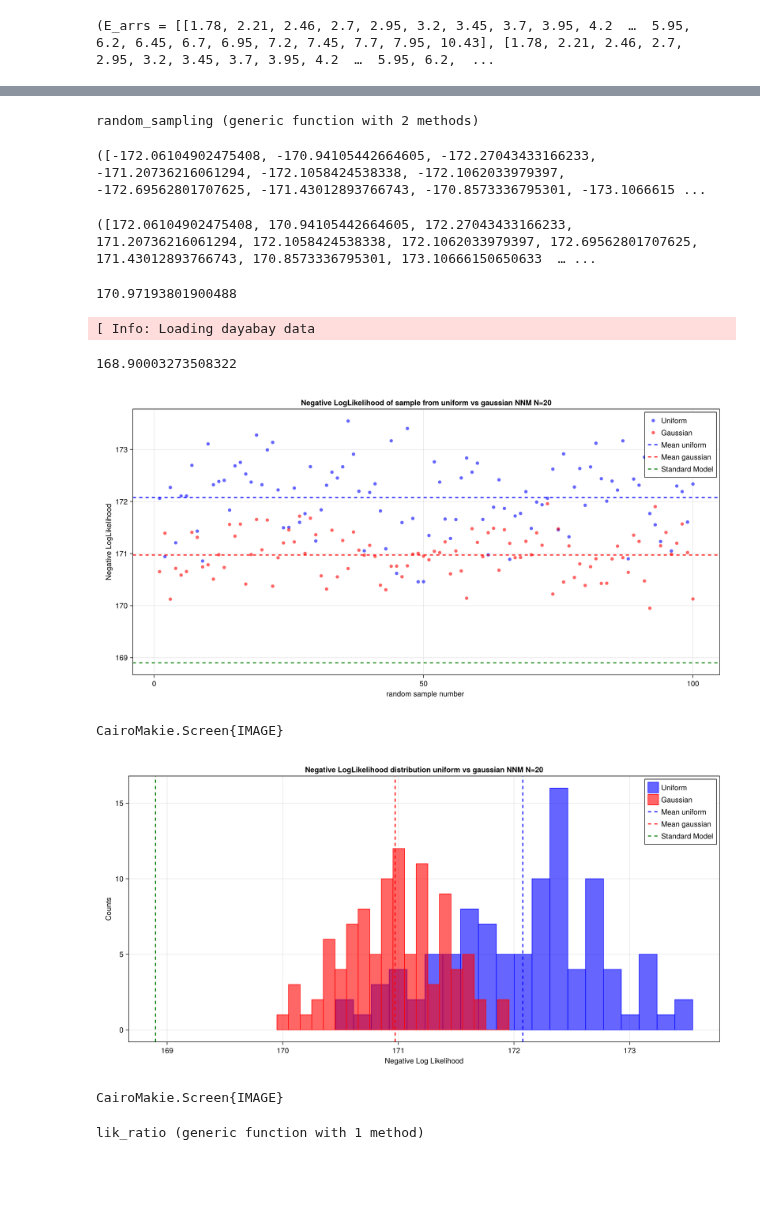
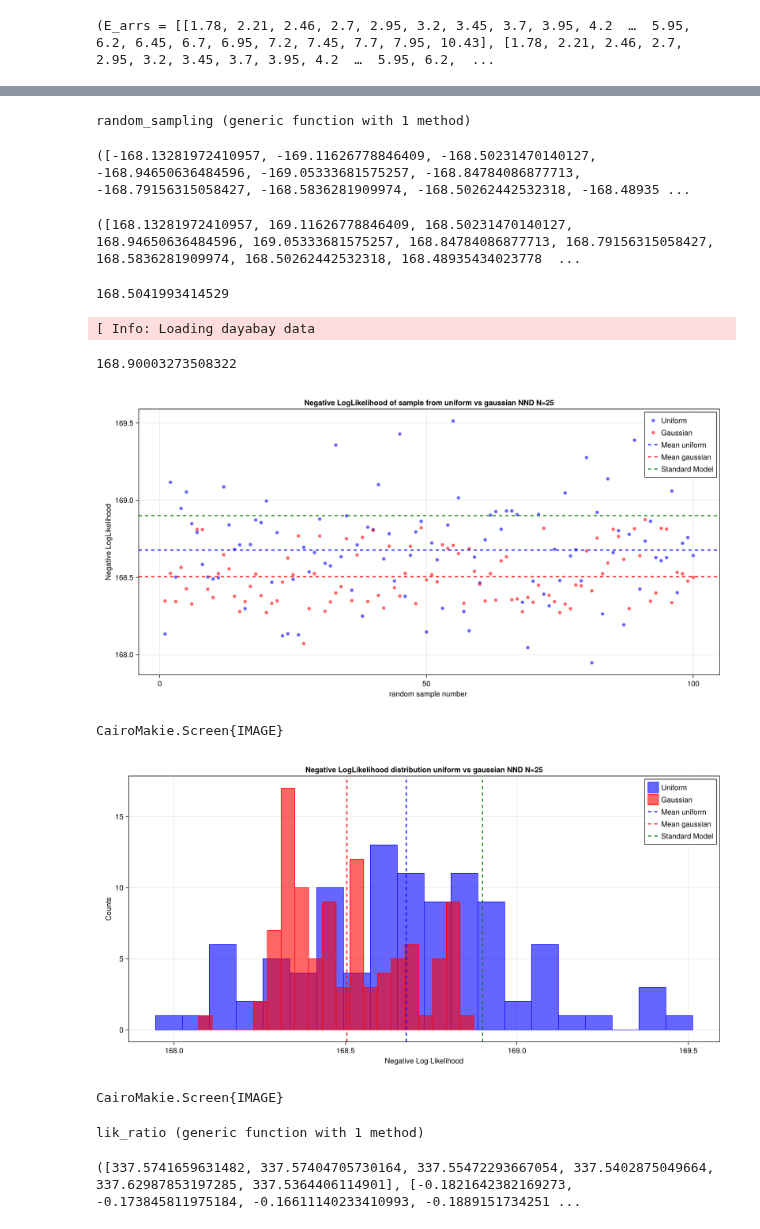
Before and after one commit to philippeller/Newtrinos.jl, a Jupyter notebook: notebooks/new_method.ipynb, the cells around one changed output, grey strips where cells are left out. Drawn from its saved outputs; the diff is of its cells as text; code cells hidden in the pictures; blank space fills up the shorter version.

Commit message:
new_matrix_trial

```diff
--- a/notebooks/new_method.ipynb
+++ b/notebooks/new_method.ipynb
@@ -12,7 +12,7 @@ using Newtrinos
 using Newtrinos.osc
 # %%
 osc_cfg = Newtrinos.osc.OscillationConfig(
-    flavour=Newtrinos.osc.NNM(),
+    flavour=Newtrinos.osc.NND(),
     propagation=Newtrinos.osc.Basic(),
     states=Newtrinos.osc.All(),
     interaction=Newtrinos.osc.SI()
@@ -158,11 +158,11 @@ function random_sampling(physics, experiments, p, N)
       #println("Random sampling iteration: $i")
       sigma=2*p.m₀/1000
       new_m₀_un = rand(Uniform(p.m₀, p.m₀*sqrt(3)))
-      new_m₀_norm=rand(truncated(Normal(p.m₀,sigma), p.m₀, p.m₀*sqrt(3)))
+      new_m₀_norm= rand(truncated(Normal(p.m₀,sigma), p.m₀, p.m₀*sqrt(3)))
       p_new_un = @set p.m₀ = new_m₀_un
       p_new_norm = @set p.m₀ =new_m₀_norm
-      p_new_un = @set p.N = N
-      p_new_norm = @set p.N = N
+      #p_new_un = @set p.N = N
+      #p_new_norm = @set p.N = N
 
 
       assets= experiments.dayabay.assets
@@ -173,8 +173,7 @@ function random_sampling(physics, experiments, p, N)
       expected_norm = mean(Newtrinos.dayabay.get_forward_model(physics, assets)(p_new_norm))
       expected_norm_var = var(Newtrinos.dayabay.get_forward_model(physics, assets)(p_new_norm))
 
-      #chi_squared_un = sum((observed.- expected_un).^2 ./ expected_un_var)
-      #chi_squared_norm = sum((observed.- expected_norm).^2 ./ expected_norm_var)
+
       likelihood_norm=logdensityof(Newtrinos.dayabay.get_forward_model(physics, assets)(p_new_norm), observed)
       likelihood_un=logdensityof(Newtrinos.dayabay.get_forward_model(physics, assets)(p_new_un), observed)
 
@@ -185,20 +184,20 @@ function random_sampling(physics, experiments, p, N)
    return chi_squared_un_list, chi_squared_norm_list
 end
 # %% [output]
-random_sampling (generic function with 2 methods)
+random_sampling (generic function with 1 method)
 # %%
-trial=random_sampling(physics, experiments, p)
+trial=random_sampling(physics, experiments, p, 25)
 # %% [output]
-([-172.06104902475408, -170.94105442664605, -172.27043433166233, -171.20736216061294, -172.1058424538338, -172.1062033979397, -172.69562801707625, -171.43012893766743, -170.8573336795301, -173.1066615 ...
+([-168.13281972410957, -169.11626778846409, -168.50231470140127, -168.94650636484596, -169.05333681575257, -168.84784086877713, -168.79156315058427, -168.5836281909974, -168.50262442532318, -168.48935 ...
 # %%
 trial=.-trial # to have the negative log likelihood
 # %% [output]
-([172.06104902475408, 170.94105442664605, 172.27043433166233, 171.20736216061294, 172.1058424538338, 172.1062033979397, 172.69562801707625, 171.43012893766743, 170.8573336795301, 173.10666150650633  … ...
+([168.13281972410957, 169.11626778846409, 168.50231470140127, 168.94650636484596, 169.05333681575257, 168.84784086877713, 168.79156315058427, 168.5836281909974, 168.50262442532318, 168.48935434023778  ...
 # %%
 mean_un=mean(trial[1])
 mean_norm=mean(trial[2])
 # %% [output]
-170.97193801900488
+168.5041993414529
 # %%
 # standard model for comparison
 osc_cfg_SM = Newtrinos.osc.OscillationConfig(
@@ -231,7 +230,7 @@ fig = Figure(size = (1200, 600))
 ax = Axis(fig[1, 1],
     xlabel = "random sample number ",
     ylabel = "Negative LogLikelihood",
-    title = "Negative LogLikelihood of sample from uniform vs gaussian NNM N=20")
+    title = "Negative LogLikelihood of sample from uniform vs gaussian NND N=25")
 scatter!(ax, 1:100, trial[1], color = (:blue, 0.6), label = "Uniform")
 scatter!(ax, 1:100, trial[2], color = (:red, 0.6), label = "Gaussian")
 
@@ -254,38 +253,38 @@ display(fig)
 
 #save("/home/sofialon/Newtrinos.jl/aug_plots/Newmethod/dayabay_samples_NNM_N20_m0=0.1.png", fig)
 # %% [output]
-[figure, old version]
+[figure, new version]
 CairoMakie.Screen{IMAGE}
 # %%
 fig = Figure(size = (1200, 600))
 ax = Axis(fig[1, 1],
     xlabel = " Negative Log Likelihood ",
     ylabel = "Counts",
-    title = "Negative LogLikelihood distribution uniform vs gaussian NNM N=20")
+    title = "Negative LogLikelihood distribution uniform vs gaussian NND N=25")
 
 hist!(ax, trial[1], bins = 20, color = (:blue, 0.6), strokewidth = 1, strokecolor = :blue, label = "Uniform")
 hist!(ax, trial[2], bins = 20, color = (:red, 0.6), strokewidth = 1, strokecolor = :red, label = "Gaussian")
 
 
 
 vlines!(ax, [mean_un], color = :blue, linestyle = :dash, linewidth = 2, label = "Mean uniform")
 vlines!(ax, [mean_norm], color = :red, linestyle = :dash, linewidth = 2, label = "Mean gaussian")
 vlines!(ax, likelihood_SM, color = :green, linestyle = :dash, linewidth = 2, label = "Standard Model")
 
 # Add legend
 axislegend(ax, position = :rt)
 
 # Add grid
 ax.xgridvisible = true
 ax.ygridvisible = true
 ax.xgridcolor = (:black, 0.1)
 ax.ygridcolor = (:black, 0.1)
 
 display(fig)
 
-#save("/home/sofialon/Newtrinos.jl/aug_plots/Newmethod/dayabay_nll_NNM_N20_m0=0.1.png", fig)
+save("/home/sofialon/Newtrinos.jl/aug_plots/Newmethod/dayabay_nll_NNM_N25_m0=0.01.png", fig)
 # %% [output]
-[figure, old version]
+[figure, new version]
 CairoMakie.Screen{IMAGE}
 # %%
 function lik_ratio(N)
@@ -326,7 +326,9 @@ end
 # %% [output]
 lik_ratio (generic function with 1 method)
 # %%
-likelihood_ratios= lik_ratio(45)
+likelihood_ratios= lik_ratio(25)
+# %% [output]
+([337.5741659631482, 337.57404705730164, 337.55472293667054, 337.5402875049664, 337.62987853197285, 337.5364406114901], [-0.1821642382169273, -0.173845811975184, -0.16611140233410993, -0.1889151734251 ...
 # %%
 fig = Figure(size = (1200, 600))
 ax = Axis(fig[1, 1],
```
Also changed, not shown: parts of 9 cells of this notebook, 13 other files.
